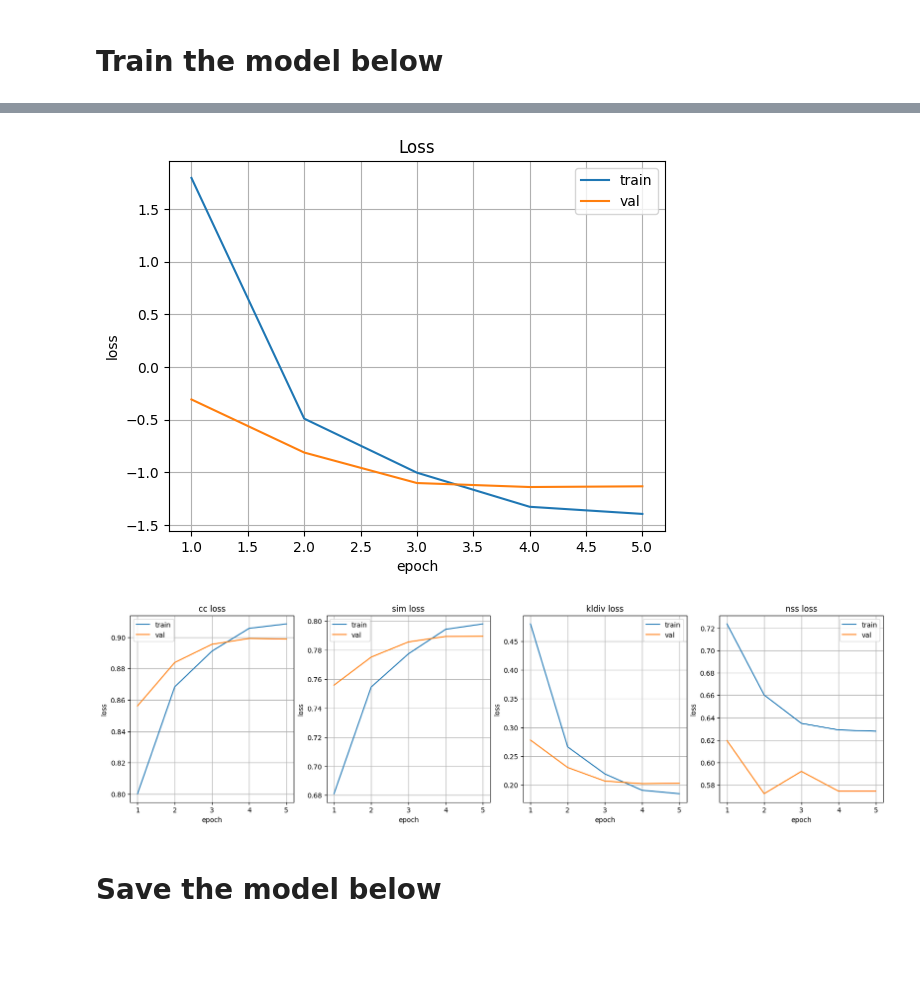
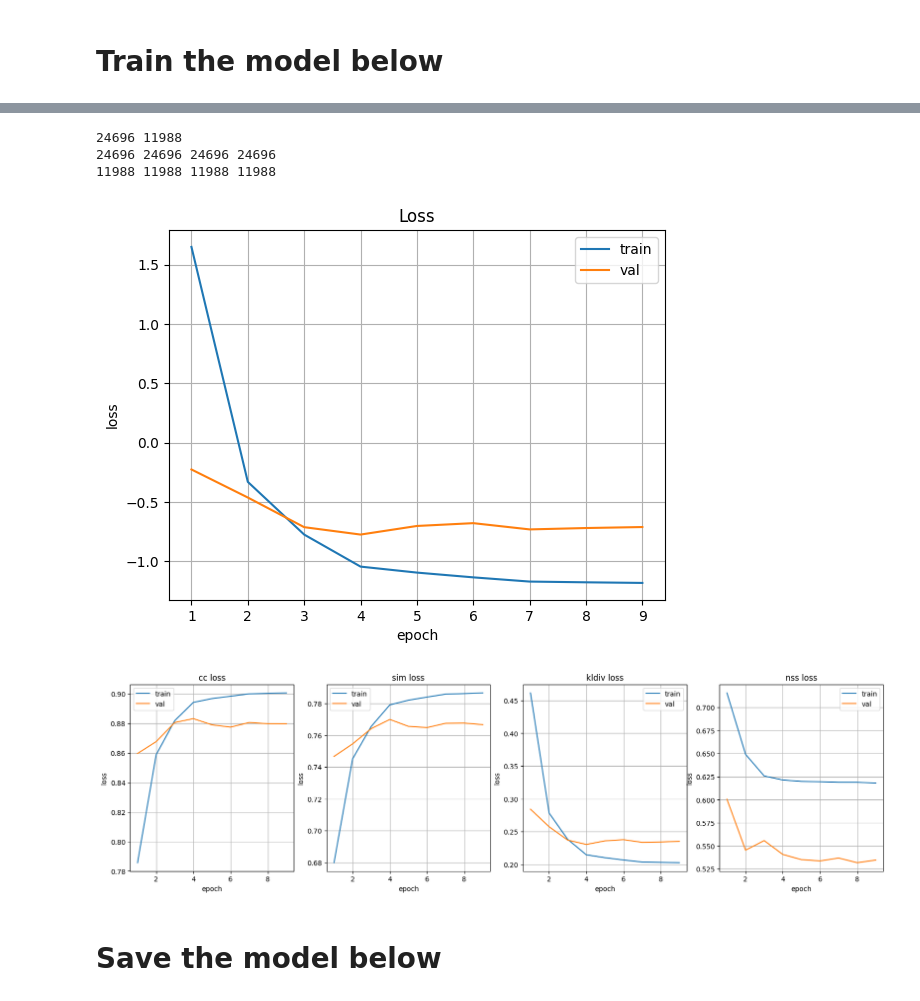
Before and after one commit to IgnatPolezhaev/MDS-ViTNet, a Jupyter notebook: TranSalNet/fine_tune&train.ipynb, the cells around one changed output, grey strips where cells are left out. Saved outputs shown, nothing was run; the diff lists cells and outputs as text; code cells hidden in the pictures; blank space fills up the shorter version.

```diff
--- a/TranSalNet/fine_tune&train.ipynb
+++ b/TranSalNet/fine_tune&train.ipynb
@@ -121,8 +98,8 @@ Name: 1, dtype: object
 {'train': 10975, 'val': 5325}
 # %%
 batch_size = 4
-shape_r = 480 #288
-shape_c = 640 #384
+shape_r = 288 #480
+shape_c = 384 #640
 
 p = 0.5
 angles = [-30, -25, -20, -15, -10, -5, 5, 10, 15, 20, 25, 30]
@@ -209,7 +185,8 @@ for epoch in range(num_epochs):
         # Iterate over data.
         for i_batch, sample_batched in tqdm(enumerate(dataloaders[phase])):
             stimuli, smap = sample_batched['image'], sample_batched['saliency']
-            stimuli, smap = stimuli.type(torch.cuda.FloatTensor), smap.type(torch.cuda.FloatTensor)
+            #stimuli, smap = stimuli.type(torch.cuda.FloatTensor), smap.type(torch.cuda.FloatTensor)
+            stimuli, smap = stimuli.type(torch.float32), smap.type(torch.float32)
             stimuli, smap = stimuli.to(device), smap.to(device)
 
             # zero the parameter gradients
@@ -251,8 +228,7 @@ for epoch in range(num_epochs):
 
         epoch_loss = running_loss / dataset_sizes[phase]
 
-        print('{} Loss: {:.4f}'.format(
-            phase, epoch_loss))
+        print('{} Loss: {:.4f}'.format(phase, epoch_loss))
 
         if phase == 'val' and epoch_loss < best_loss:
             best_loss = epoch_loss
@@ -261,12 +237,12 @@ for epoch in range(num_epochs):
         elif phase == 'val' and epoch_loss >= best_loss:
             counter += 1
             if counter == 5:
+                savepath = path_to_save + '/TranSalNet_ViT_'+str(epoch)+'.pth'
+                torch.save(model.state_dict(), savepath)
                 print('early stop!')
                 break
-    else:
-        continue
-    break
-
+            else:
+                continue
     # saving weights
     if epoch%5 == 0:
         savepath = path_to_save + '/TranSalNet_ViT_'+str(epoch)+'.pth'
@@ -275,6 +251,8 @@ for epoch in range(num_epochs):
     print()
 
 print('Best val loss: {:4f}'.format(best_loss))
+savepath = path_to_save + '/TranSalNet_ViT_'+str(epoch)+'.pth'
+torch.save(model.state_dict(), savepath)
 model.load_state_dict(best_model_wts)
 # %% [output]
 Epoch 1/30
@@ -290,3 +277,23 @@ Epoch 3/30
+# %%
+len_train = len(history_loss_train)
+len_train_cc = len(history_loss_train_cc)
+len_train_sim = len(history_loss_train_sim)
+len_train_kldiv = len(history_loss_train_kldiv)
+len_train_nss = len(history_loss_train_nss)
+
+len_val = len(history_loss_val)
+len_val_cc = len(history_loss_val_cc)
+len_val_sim = len(history_loss_val_sim)
+len_val_kldiv = len(history_loss_val_kldiv)
+len_val_nss = len(history_loss_val_nss)
+
+print(len_train, len_val)
+print(len_train_cc, len_train_sim, len_train_kldiv, len_train_nss)
+print(len_val_cc, len_val_sim, len_val_kldiv, len_val_nss)
+# %% [output]
+24696 11988
+24696 24696 24696 24696
+11988 11988 11988 11988
 # %%
 history_loss_train_new = []
 history_loss_train_cc_new = []
@@ -296,7 +303,7 @@ history_loss_train_nss_new = []
 
 prev_i = 0
 for i in range(len(history_loss_train)):
-    if i%2500 == 0 and i != 0:
+    if i%2744 == 0 and i != 0:
         history_loss_train_new.append(np.mean(history_loss_train[prev_i:i]))
         history_loss_train_cc_new.append(np.mean(history_loss_train_cc[prev_i:i]))
         history_loss_train_sim_new.append(np.mean(history_loss_train_sim[prev_i:i]))
@@ -318,7 +325,7 @@ history_loss_val_nss_new = []
 
 prev_i = 0
 for i in range(len(history_loss_val)):
-    if i%1250 == 0 and i != 0:
+    if i%1332 == 0 and i != 0:
         history_loss_val_new.append(np.mean(history_loss_val[prev_i:i]))
         history_loss_val_cc_new.append(np.mean(history_loss_val_cc[prev_i:i]))
         history_loss_val_sim_new.append(np.mean(history_loss_val_sim[prev_i:i]))
@@ -336,8 +343,8 @@ import matplotlib.pyplot as plt
 
 fig = figsize=(8, 5)
 
-plt.plot([1,2,3,4,5], history_loss_train_new, label='train')
-plt.plot([1,2,3,4,5], history_loss_val_new, label='val')
+plt.plot([1,2,3,4,5,6,7,8,9], history_loss_train_new, label='train')
+plt.plot([1,2,3,4,5,6,7,8,9], history_loss_val_new, label='val')
 plt.title('Loss')
 plt.xlabel('epoch')
 plt.ylabel('loss')
@@ -345,47 +352,47 @@ plt.legend()
 plt.grid()
 plt.show()
 # %% [output]
-[figure, old version]
+[figure, new version]
 # %%
 import matplotlib.pyplot as plt
 
 fig, ax = plt.subplots(nrows=1, ncols=4, figsize=(20, 5))
 
-ax[0].plot([1,2,3,4,5], history_loss_train_cc_new, label='train')
-ax[0].plot([1,2,3,4,5], history_loss_val_cc_new, label='val')
+ax[0].plot([1,2,3,4,5,6,7,8,9], history_loss_train_cc_new, label='train')
+ax[0].plot([1,2,3,4,5,6,7,8,9], history_loss_val_cc_new, label='val')
 ax[0].set_title('cc loss')
 ax[0].grid()
 ax[0].legend()
 ax[0].set_xlabel('epoch')
 ax[0].set_ylabel('loss')
 
-ax[1].plot([1,2,3,4,5], history_loss_train_sim_new, label='train')
-ax[1].plot([1,2,3,4,5], history_loss_val_sim_new, label='val')
+ax[1].plot([1,2,3,4,5,6,7,8,9], history_loss_train_sim_new, label='train')
+ax[1].plot([1,2,3,4,5,6,7,8,9], history_loss_val_sim_new, label='val')
 ax[1].set_title('sim loss')
 ax[1].grid()
 ax[1].legend()
 ax[1].set_xlabel('epoch')
 ax[1].set_ylabel('loss')
 
-ax[2].plot([1,2,3,4,5], history_loss_train_kldiv_new, label='train')
-ax[2].plot([1,2,3,4,5], history_loss_val_kldiv_new, label='val')
+ax[2].plot([1,2,3,4,5,6,7,8,9], history_loss_train_kldiv_new, label='train')
+ax[2].plot([1,2,3,4,5,6,7,8,9], history_loss_val_kldiv_new, label='val')
 ax[2].set_title('kldiv loss')
 ax[2].grid()
 ax[2].legend()
 ax[2].set_xlabel('epoch')
 ax[2].set_ylabel('loss')
 
-ax[3].plot([1,2,3,4,5], history_loss_train_nss_new, label='train')
-ax[3].plot([1,2,3,4,5], history_loss_val_nss_new, label='val')
+ax[3].plot([1,2,3,4,5,6,7,8,9], history_loss_train_nss_new, label='train')
+ax[3].plot([1,2,3,4,5,6,7,8,9], history_loss_val_nss_new, label='val')
 ax[3].set_title('nss loss')
 ax[3].grid()
 ax[3].legend()
 ax[3].set_xlabel('epoch')
 ax[3].set_ylabel('loss')
 
 plt.show()
 # %% [output]
-[figure, old version]
+[figure, new version]
 # %% [markdown]
 # Save the model below
 # %%
```
Also changed, not shown: parts of 13 cells of this notebook.
